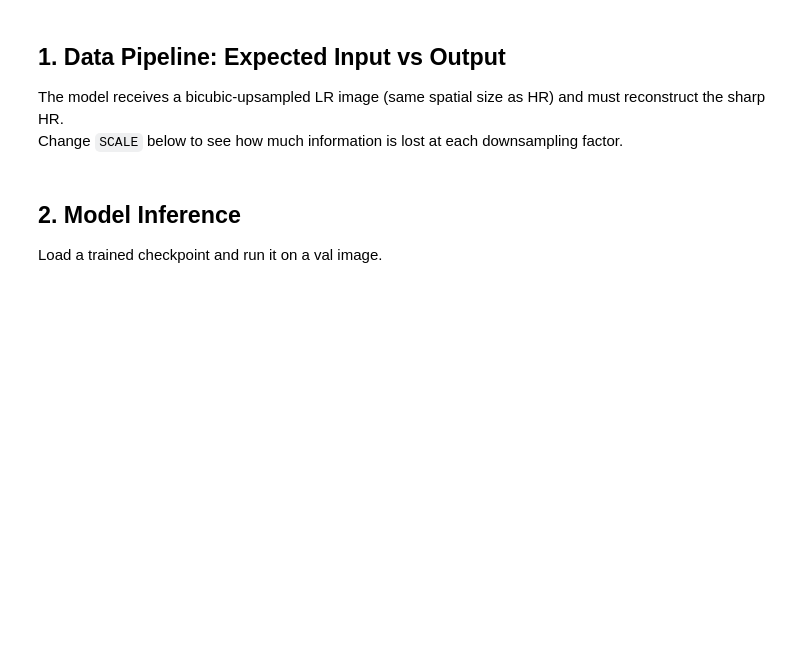
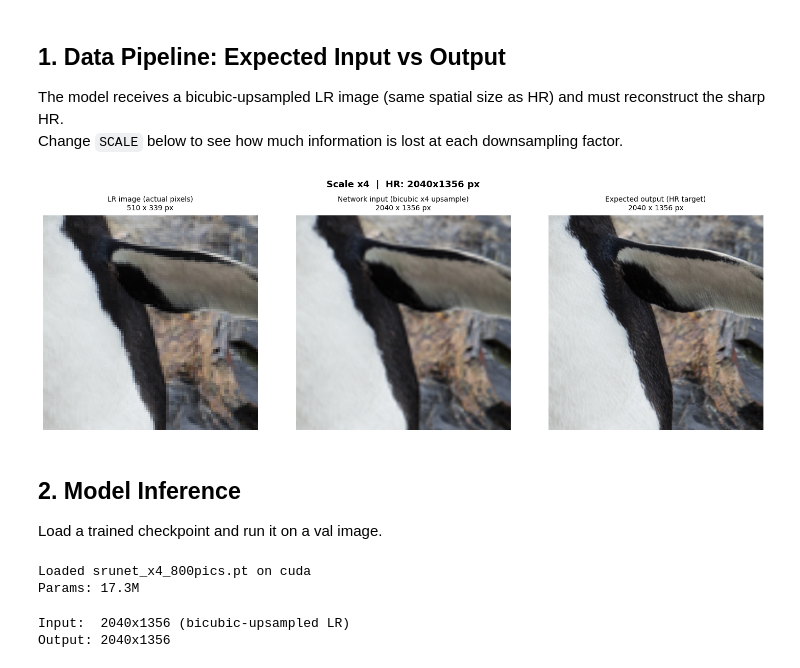
Before and after one commit to aapetukhov/efml-unet, a Jupyter notebook: notebooks/demo.ipynb, the cells around one changed output. Saved outputs shown, nothing was run; the diff lists cells and outputs as text; code cells hidden in the pictures; blank space fills up the shorter version.

```diff
--- a/notebooks/demo.ipynb
+++ b/notebooks/demo.ipynb
@@ -29,69 +31,76 @@ SCALE = 4          # try 2, 4, or 8
 IMAGE  = '0801.png'  # any file from data/sr/val_hr/
 CROP   = 384       # display crop size (pixels, from center of HR image)
 # ─────────────────────────────────────────────────────────────────
 
 hr = Image.open(PROJECT_ROOT / 'data' / 'sr' / 'val_hr' / IMAGE).convert('RGB')
 
 lr_small  = hr.resize((hr.width // SCALE, hr.height // SCALE), Image.BICUBIC)
 lr_input  = lr_small.resize(hr.size, Image.BICUBIC)  # what the model actually receives
 
 def center_crop(img, w, h):
     cx, cy = img.width // 2, img.height // 2
     return img.crop((cx - w // 2, cy - h // 2, cx + w // 2, cy + h // 2))
 
 # Crop corresponding regions at each resolution
 lr_display  = center_crop(lr_small, CROP // SCALE, CROP // SCALE)
 net_display = center_crop(lr_input, CROP, CROP)
 hr_display  = center_crop(hr, CROP, CROP)
 
 fig, axes = plt.subplots(1, 3, figsize=(15, 5))
-fig.suptitle(f'Scale ×{SCALE}  |  HR: {hr.width}×{hr.height} px', fontsize=13, fontweight='bold')
+fig.suptitle(
+    f'Scale x{SCALE}  |  HR: {hr.width}x{hr.height} px',
+    fontsize=13,
+    fontweight='bold',
+    y=1.01)
 
 panels = [
-    (lr_display,  f'LR image (actual pixels)\n{lr_small.width} × {lr_small.height} px',  'nearest'),
-    (net_display, f'Network input (bicubic ×{SCALE} upsample)\n{lr_input.width} × {lr_input.height} px', 'bilinear'),
-    (hr_display,  f'Expected output (HR target)\n{hr.width} × {hr.height} px',            'bilinear'),
+    (lr_display,  f'LR image (actual pixels)\n{lr_small.width} x {lr_small.height} px',  'nearest'),
+    (net_display, f'Network input (bicubic x{SCALE} upsample)\n{lr_input.width} x {lr_input.height} px', 'bilinear'),
+    (hr_display,  f'Expected output (HR target)\n{hr.width} x {hr.height} px',            'bilinear'),
 ]
 
 for ax, (img, title, interp) in zip(axes, panels):
     ax.imshow(img, interpolation=interp)
     ax.set_title(title, fontsize=10, pad=8)
     ax.axis('off')
 
 plt.tight_layout()
 plt.show()
+# %% [output]
+[figure, added]
 # %% [markdown]
 ## 2. Model Inference
 
 Load a trained checkpoint and run it on a val image.
 # %%
 import torch
+from hydra.utils import instantiate
 from omegaconf import OmegaConf
-from src.model import build_model
 
 # ─── Change me ───────────────────────────────────────────────────
-CHECKPOINT = 'sr_unet_x4.pt'  # sr_unet_x3.pt / sr_unet_x4.pt / sr_unet_x8.pt
-INFER_SCALE = 4                # must match the checkpoint
+CHECKPOINT  = 'srunet_x4_800pics.pt'  # sr_unet_x3.pt / sr_unet_x4.pt / sr_unet_x8.pt
+INFER_SCALE = 4                 # must match the checkpoint
 # ─────────────────────────────────────────────────────────────────
 
 cfg_dir = PROJECT_ROOT / 'src' / 'configs'
 
-# Load and merge configs without Hydra (avoids singleton issues in notebooks)
-scale_cfg_name = 'sr_x4' if INFER_SCALE == 4 else ('sr_x8' if INFER_SCALE == 8 else 'sr_x3')
+# Load configs via OmegaConf (no Hydra singleton — safe to re-run cells)
 config = OmegaConf.merge(
     OmegaConf.load(cfg_dir / f'baseline_x{INFER_SCALE}.yaml'),
-    {'datasets':  OmegaConf.load(cfg_dir / 'datasets'  / f'{scale_cfg_name}.yaml')},
-    {'model':     OmegaConf.load(cfg_dir / 'model'     / 'unet.yaml')},
+    {'model': OmegaConf.load(cfg_dir / 'model' / 'unet.yaml')},
 )
 
 device = 'cuda' if torch.cuda.is_available() else 'cpu'
-model = build_model(config).to(device)
+model = instantiate(config.model).to(device)  # uses _target_ from unet.yaml
 state = torch.load(PROJECT_ROOT / 'checkpoints' / CHECKPOINT, map_location=device, weights_only=False)
 model.load_state_dict(state['model_state_dict'])
 model.eval()
 
 print(f'Loaded {CHECKPOINT} on {device}')
 print(f'Params: {sum(p.numel() for p in model.parameters()) / 1e6:.1f}M')
+# %% [output]
+Loaded srunet_x4_800pics.pt on cuda
+Params: 17.3M
 # %%
 from torchvision.transforms import functional as TF
 
@@ -108,8 +117,11 @@ with torch.no_grad():
     sr_tensor = model(lr_tensor).clamp(0.0, 1.0)
 
 sr_img = TF.to_pil_image(sr_tensor.squeeze(0).cpu())
-print(f'Input:  {lr_input.width}×{lr_input.height} (bicubic-upsampled LR)')
-print(f'Output: {sr_img.width}×{sr_img.height}')
+print(f'Input:  {lr_input.width}x{lr_input.height} (bicubic-upsampled LR)')
+print(f'Output: {sr_img.width}x{sr_img.height}')
+# %% [output]
+Input:  2040x1356 (bicubic-upsampled LR)
+Output: 2040x1356
 # %%
 CROP = 512
 
```
Also changed, not shown: parts of 2 cells of this notebook, 12 other files.
